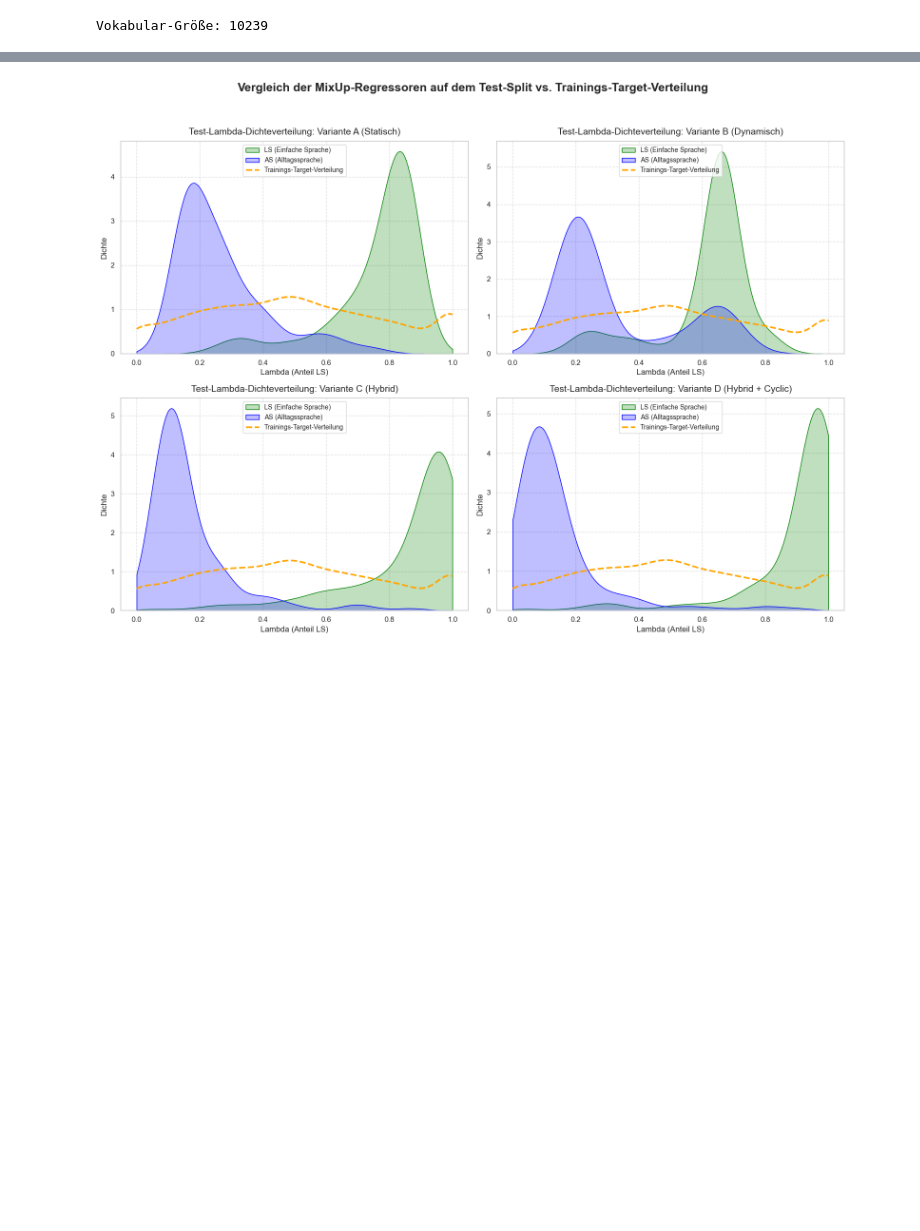
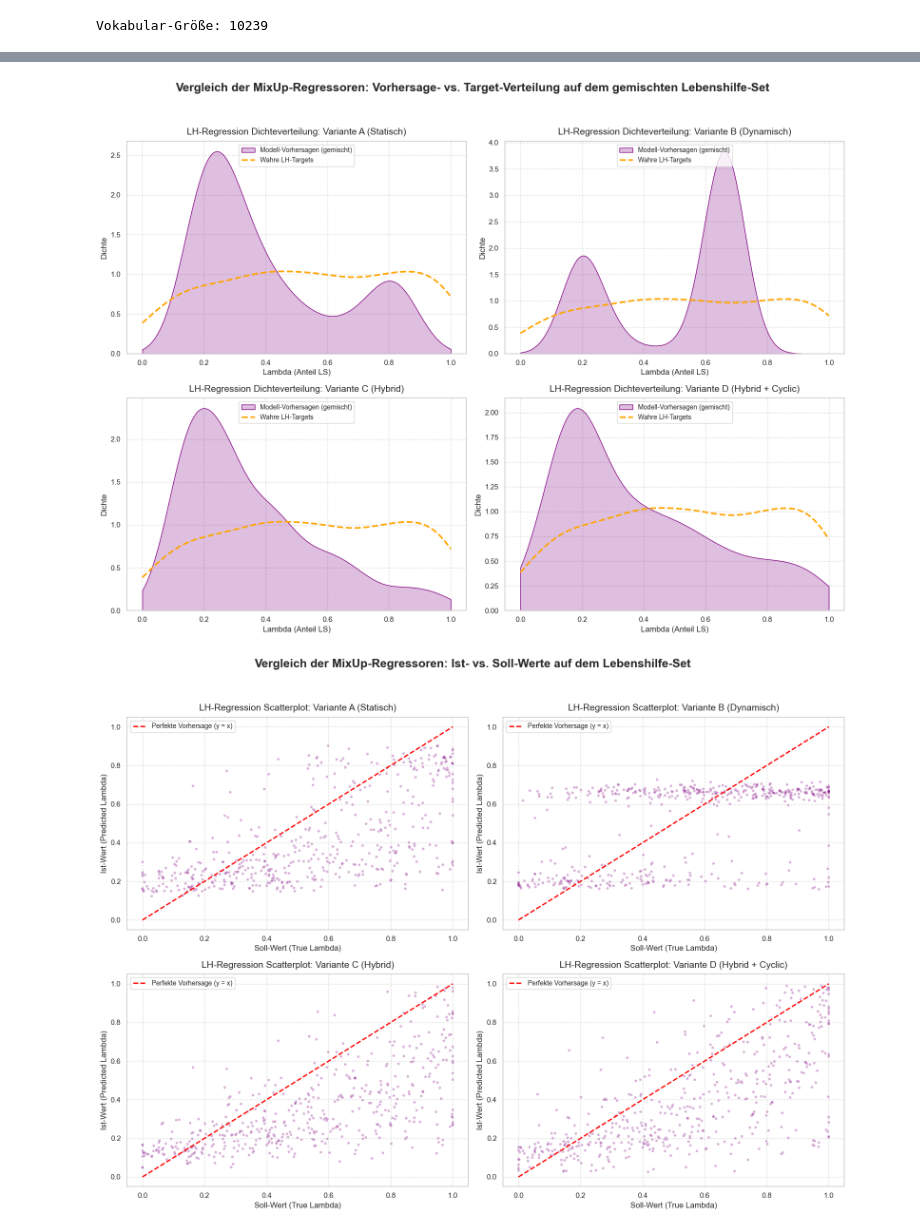
Before and after one commit to mcfiet/master-thesis, a Jupyter notebook: notebooks/4_mixup_model_evaluation.ipynb, the cells around one changed output, grey strips where cells are left out. Saved outputs shown, nothing was run; the diff lists cells and outputs as text; code cells hidden in the pictures; blank space fills up the shorter version.

Commit message:
feat: expand MixUp model evaluation notebook with systematic visualization and analysis of regression performance

```diff
--- a/notebooks/4_mixup_model_evaluation.ipynb
+++ b/notebooks/4_mixup_model_evaluation.ipynb
@@ -21,8 +25,9 @@ import seaborn as sns
 import spacy
 from tqdm import tqdm
 from collections import Counter
-from sklearn.metrics import accuracy_score, balanced_accuracy_score
+from sklearn.metrics import accuracy_score, balanced_accuracy_score, mean_squared_error, mean_absolute_error
 
-DEVICE = torch.device("cuda" if torch.cuda.is_available() else "cpu")
+DEVICE = torch.device("cuda" if torch.cuda.is_available() else ("mps" if torch.backends.mps.is_available() else "cpu")
+                      if torch.backends.mps.is_available() or torch.cuda.is_available() else "cpu")
 print(f"Nutze Device: {DEVICE}")
 # %% [output]
@@ -181,0 +459,8 @@ for model_name, model in models.items():
+# %%
+# 2.0. Lebenshilfe-Datensatz laden und DataFrame erstellen
+LH_DATASET_PATH = "../results/lebenshilfe_dataset_no_paragraphs.json"
+
+with open(LH_DATASET_PATH, "r", encoding="utf-8") as f:
+    lh_data = json.load(f)
+print(f"Anzahl geladener Lebenshilfe Artikelpaare: {len(lh_data)}")
+lh_df = pd.DataFrame(lh_data)
@@ -447,38 +649,50 @@ display.display(df_test_reg_metrics)
 # %%
-# Trainings-Targets laden für Visualisierung
-train_targets_path = "../results/train_targets_distribution.csv"
-if os.path.exists(train_targets_path):
-    train_targets = pd.read_csv(train_targets_path)["target"]
-else:
-    train_targets = None
+# 2.4. Visualisierung der Regression auf dem Lebenshilfe-Set (KDE-Dichte und Scatterplots)
 
-# 5. KDE-Plots (Dichteverteilungen) für den Test-Split visualisieren
-sns.set_theme(style="whitegrid")
+# 2.4.1. KDE-Plot der Vorhersagen (gemischt) vs. True Targets
 fig, axes = plt.subplots(2, 2, figsize=(16, 12))
 axes = axes.ravel()
+for i, model_name in enumerate(lh_reg_preds.keys()):
+    all_preds = lh_reg_preds[model_name]["preds"]
+    all_targets = lh_reg_preds[model_name]["targets"]
 
-for i, model_name in enumerate(test_results.keys()):
-    ls_p = test_results[model_name]["ls_preds"]
-    as_p = test_results[model_name]["as_preds"]
+    sns.kdeplot(all_preds, fill=True, color="purple", label="Modell-Vorhersagen (gemischt)", ax=axes[i], clip=(0.0, 1.0))
+    sns.kdeplot(all_targets, fill=False, color="orange", linestyle="--", linewidth=2.5, label="Wahre LH-Targets", ax=axes[i], clip=(0.0, 1.0))
 
-    # Model-Vorhersagen plotten
-    sns.kdeplot(ls_p, fill=True, color="green", label="LS (Einfache Sprache)", ax=axes[i], clip=(0.0, 1.0))
-    sns.kdeplot(as_p, fill=True, color="blue", label="AS (Alltagssprache)", ax=axes[i], clip=(0.0, 1.0))
-
-    # Trainings-Target-Verteilung überlagern
-    if train_targets is not None:
-        sns.kdeplot(train_targets, fill=False, color="orange", linestyle="--", linewidth=2.5, label="Trainings-Target-Verteilung", ax=axes[i], clip=(0.0, 1.0))
-
-    axes[i].set_title(f"Test-Lambda-Dichteverteilung: {model_name}", fontsize=14, pad=10)
+    axes[i].set_title(f"LH-Regression Dichteverteilung: {model_name}", fontsize=14, pad=10)
     axes[i].set_xlabel("Lambda (Anteil LS)", fontsize=12)
     axes[i].set_ylabel("Dichte", fontsize=12)
     axes[i].legend(fontsize=10, loc="upper center")
     axes[i].set_xlim(-0.05, 1.05)
     axes[i].grid(True, linestyle="--", alpha=0.6)
 
-plt.suptitle("Vergleich der MixUp-Regressoren auf dem Test-Split vs. Trainings-Target-Verteilung", fontsize=18, weight="bold", y=0.98)
+plt.suptitle("Vergleich der MixUp-Regressoren: Vorhersage- vs. Target-Verteilung auf dem gemischten Lebenshilfe-Set", fontsize=18, weight="bold", y=0.98)
 plt.tight_layout(rect=[0, 0, 1, 0.95])
-plt.savefig("../results/mixup_test_distribution_with_targets.png", dpi=300)
+plt.savefig("../results/mixup_lh_regression_kde.png", dpi=300)
 plt.show()
+
+# 2.4.2. Scatterplots Ist- vs. Soll-Wert
+fig, axes = plt.subplots(2, 2, figsize=(16, 12))
+axes = axes.ravel()
+for i, model_name in enumerate(lh_reg_preds.keys()):
+    all_preds = lh_reg_preds[model_name]["preds"]
+    all_targets = lh_reg_preds[model_name]["targets"]
+
+    axes[i].scatter(all_targets, all_preds, alpha=0.3, color="purple", edgecolors='none', s=15)
+    axes[i].plot([0, 1], [0, 1], color="red", linestyle="--", linewidth=2, label="Perfekte Vorhersage (y = x)")
+
+    axes[i].set_title(f"LH-Regression Scatterplot: {model_name}", fontsize=14, pad=10)
+    axes[i].set_xlabel("Soll-Wert (True Lambda)", fontsize=12)
+    axes[i].set_ylabel("Ist-Wert (Predicted Lambda)", fontsize=12)
+    axes[i].set_xlim(-0.05, 1.05)
+    axes[i].set_ylim(-0.05, 1.05)
+    axes[i].legend(fontsize=10, loc="upper left")
+    axes[i].grid(True, linestyle="--", alpha=0.6)
+
+plt.suptitle("Vergleich der MixUp-Regressoren: Ist- vs. Soll-Werte auf dem Lebenshilfe-Set", fontsize=18, weight="bold", y=0.98)
+plt.tight_layout(rect=[0, 0, 1, 0.95])
+plt.savefig("../results/mixup_lh_regression_scatterplot.png", dpi=300)
+plt.show()
 # %% [output]
-[figure, old version]
+[figure, new version]
+[figure, added]
```
Also changed, not shown: parts of 24 cells of this notebook, 8 other files.
